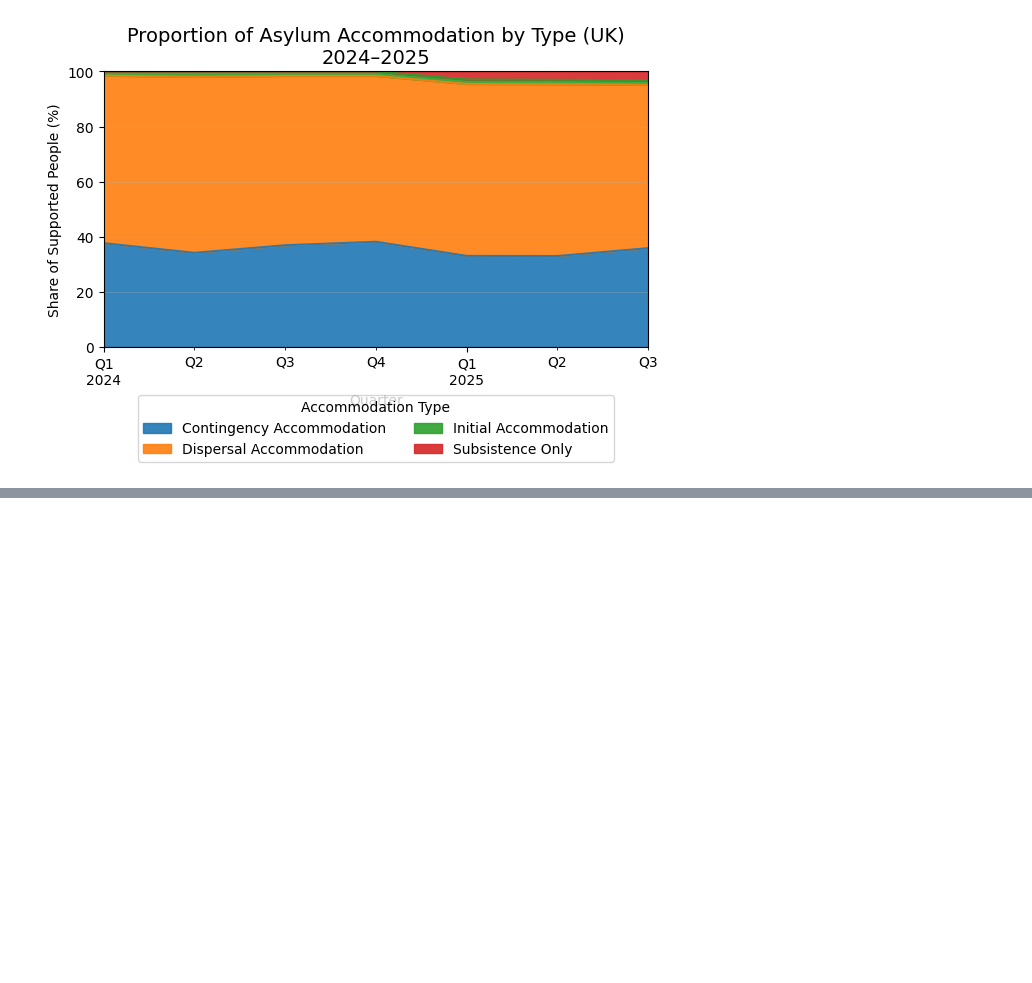
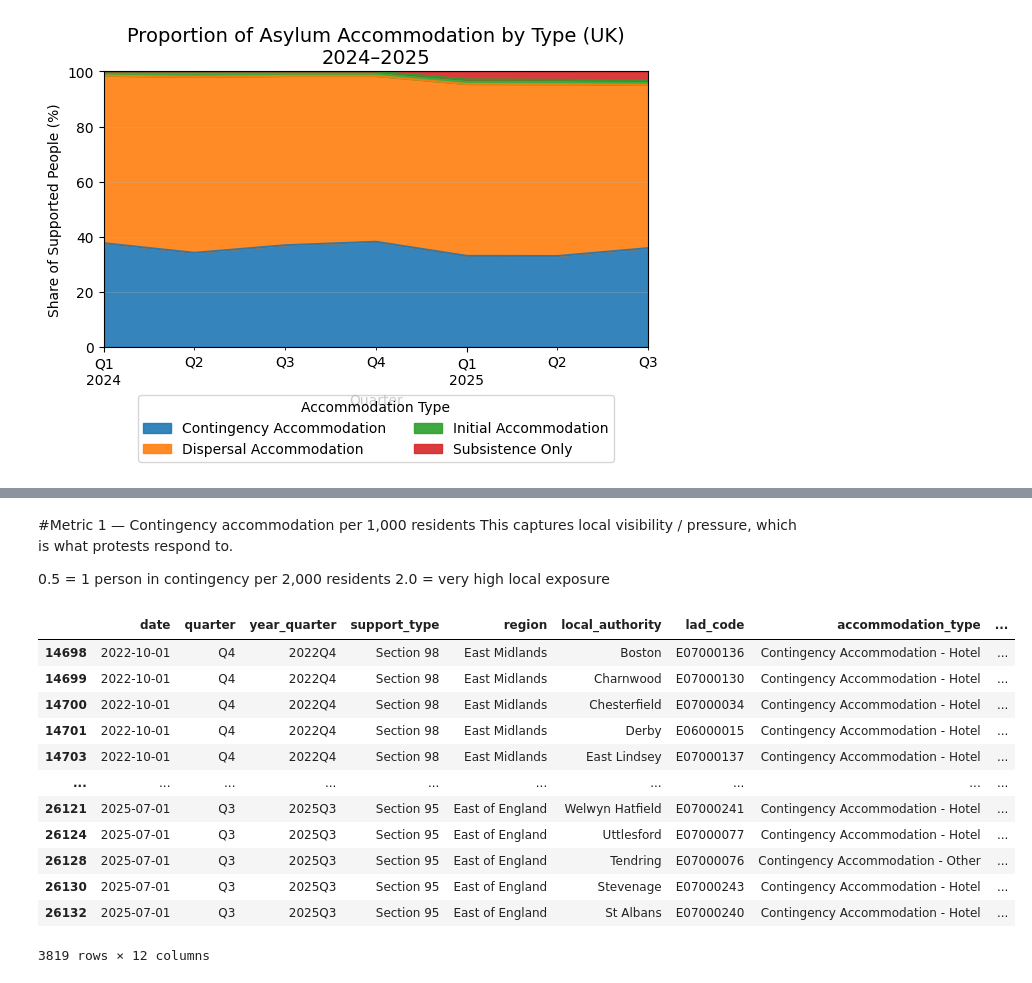
Before and after one commit to awenroberts/QM2-Project, a Jupyter notebook: COPY_asylum_seekers_receiving_support_data.ipynb, the cells around one changed output, grey strips where cells are left out. Drawn from its saved outputs; the diff is of its cells as text; code cells hidden in the pictures; blank space fills up the shorter version.

```diff
--- a/COPY_asylum_seekers_receiving_support_data.ipynb
+++ b/COPY_asylum_seekers_receiving_support_data.ipynb
@@ -321,0 +317,6 @@ KeyError: 'lad_code'
+# %%
+df_merged = df.merge(
+    pop_df[["lad_code", "population"]],
+    on="lad_code",
+    how="left"
+)
@@ -321,0 +332,30 @@ KeyError: 'lad_code'
+# %% [markdown]
+#Metric 1 — Contingency accommodation per 1,000 residents
+This captures local visibility / pressure, which is what protests respond to.
+
+0.5 = 1 person in contingency per 2,000 residents
+2.0 = very high local exposure
+# %%
+contingency_df = df_merged[
+    df_merged["accommodation_type_clean"] == "Contingency Accommodation"
+].copy()
+
+contingency_df["contingency_per_1000"] = (
+    contingency_df["people"] / contingency_df["population"]
+) * 1000
+
+contingency_df
+# %% [output]
+|  | date | quarter | year_quarter | support_type | region | local_authority | lad_code | accommodation_type | ... |
+| 14698 | 2022-10-01 | Q4 | 2022Q4 | Section 98 | East Midlands | Boston | E07000136 | Contingency Accommodation - Hotel | ... |
+| 14699 | 2022-10-01 | Q4 | 2022Q4 | Section 98 | East Midlands | Charnwood | E07000130 | Contingency Accommodation - Hotel | ... |
+| 14700 | 2022-10-01 | Q4 | 2022Q4 | Section 98 | East Midlands | Chesterfield | E07000034 | Contingency Accommodation - Hotel | ... |
+| 14701 | 2022-10-01 | Q4 | 2022Q4 | Section 98 | East Midlands | Derby | E06000015 | Contingency Accommodation - Hotel | ... |
+| 14703 | 2022-10-01 | Q4 | 2022Q4 | Section 98 | East Midlands | East Lindsey | E07000137 | Contingency Accommodation - Hotel | ... |
+| ... | ... | ... | ... | ... | ... | ... | ... | ... | ... |
+| 26121 | 2025-07-01 | Q3 | 2025Q3 | Section 95 | East of England | Welwyn Hatfield | E07000241 | Contingency Accommodation - Hotel | ... |
+| 26124 | 2025-07-01 | Q3 | 2025Q3 | Section 95 | East of England | Uttlesford | E07000077 | Contingency Accommodation - Hotel | ... |
+| 26128 | 2025-07-01 | Q3 | 2025Q3 | Section 95 | East of England | Tendring | E07000076 | Contingency Accommodation - Other | ... |
+| 26130 | 2025-07-01 | Q3 | 2025Q3 | Section 95 | East of England | Stevenage | E07000243 | Contingency Accommodation - Hotel | ... |
+| 26132 | 2025-07-01 | Q3 | 2025Q3 | Section 95 | East of England | St Albans | E07000240 | Contingency Accommodation - Hotel | ... |
+3819 rows × 12 columns
```
Also changed, not shown: parts of 13 cells of this notebook.
